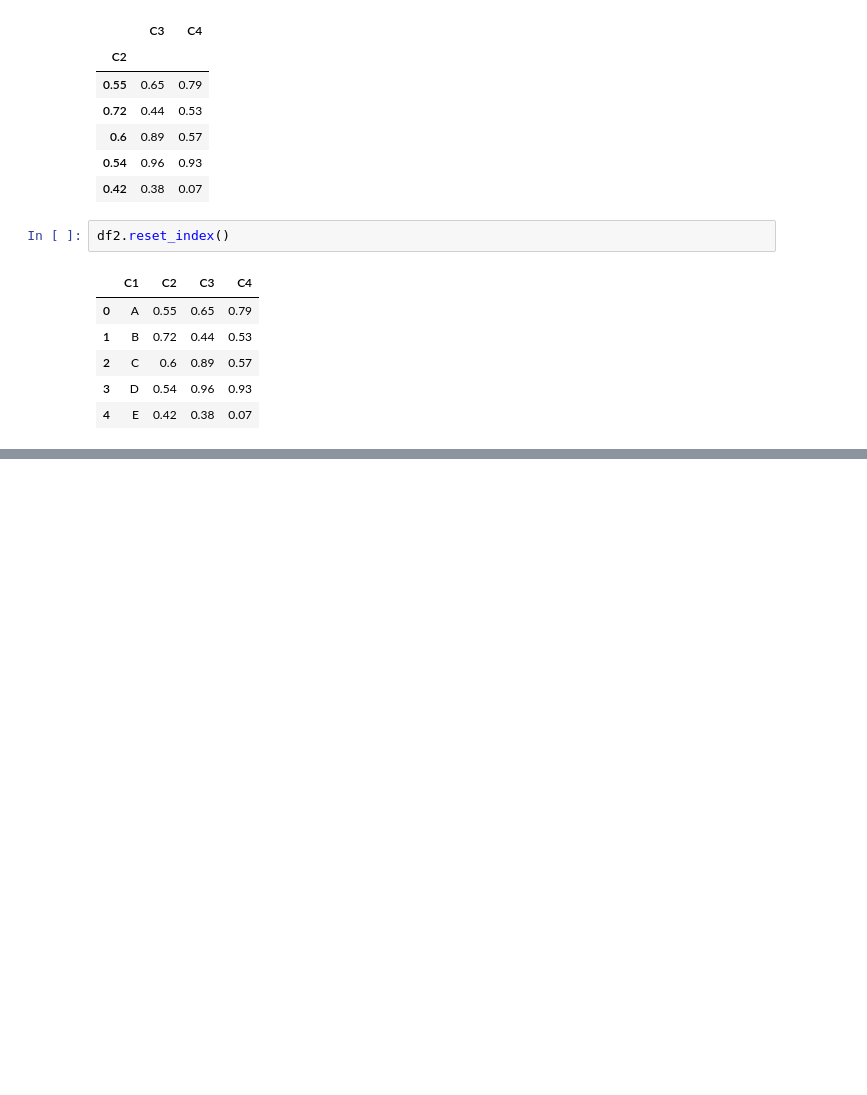
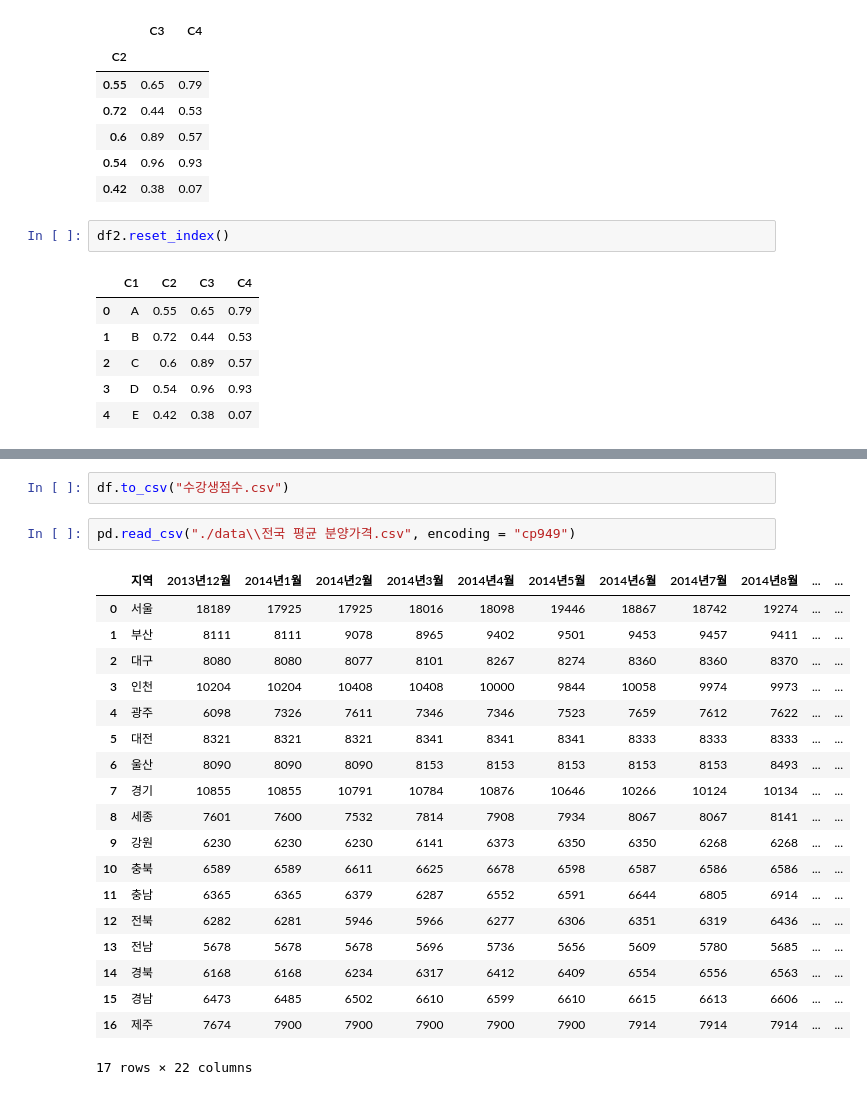
Before and after one commit to Gwon92/WASSUP, a Jupyter notebook: 판다스 공부용.ipynb, the cells around one changed output, grey strips where cells are left out. Saved outputs shown, nothing was run; the diff lists cells and outputs as text; blank space fills up the shorter version.

```diff
--- a/판다스 공부용.ipynb
+++ b/판다스 공부용.ipynb
@@ -427,0 +689,24 @@ df2.reset_index()
+# %%
+df.to_csv("수강생점수.csv")
+# %%
+pd.read_csv("./data\\전국 평균 분양가격.csv", encoding = "cp949")
+# %% [output]
+|  | 지역 | 2013년12월 | 2014년1월 | 2014년2월 | 2014년3월 | 2014년4월 | 2014년5월 | 2014년6월 | 2014년7월 | 2014년8월 | ... | ... |
+| 0 | 서울 | 18189 | 17925 | 17925 | 18016 | 18098 | 19446 | 18867 | 18742 | 19274 | ... | ... |
+| 1 | 부산 | 8111 | 8111 | 9078 | 8965 | 9402 | 9501 | 9453 | 9457 | 9411 | ... | ... |
+| 2 | 대구 | 8080 | 8080 | 8077 | 8101 | 8267 | 8274 | 8360 | 8360 | 8370 | ... | ... |
+| 3 | 인천 | 10204 | 10204 | 10408 | 10408 | 10000 | 9844 | 10058 | 9974 | 9973 | ... | ... |
+| 4 | 광주 | 6098 | 7326 | 7611 | 7346 | 7346 | 7523 | 7659 | 7612 | 7622 | ... | ... |
+| 5 | 대전 | 8321 | 8321 | 8321 | 8341 | 8341 | 8341 | 8333 | 8333 | 8333 | ... | ... |
+| 6 | 울산 | 8090 | 8090 | 8090 | 8153 | 8153 | 8153 | 8153 | 8153 | 8493 | ... | ... |
+| 7 | 경기 | 10855 | 10855 | 10791 | 10784 | 10876 | 10646 | 10266 | 10124 | 10134 | ... | ... |
+| 8 | 세종 | 7601 | 7600 | 7532 | 7814 | 7908 | 7934 | 8067 | 8067 | 8141 | ... | ... |
+| 9 | 강원 | 6230 | 6230 | 6230 | 6141 | 6373 | 6350 | 6350 | 6268 | 6268 | ... | ... |
+| 10 | 충북 | 6589 | 6589 | 6611 | 6625 | 6678 | 6598 | 6587 | 6586 | 6586 | ... | ... |
+| 11 | 충남 | 6365 | 6365 | 6379 | 6287 | 6552 | 6591 | 6644 | 6805 | 6914 | ... | ... |
+| 12 | 전북 | 6282 | 6281 | 5946 | 5966 | 6277 | 6306 | 6351 | 6319 | 6436 | ... | ... |
+| 13 | 전남 | 5678 | 5678 | 5678 | 5696 | 5736 | 5656 | 5609 | 5780 | 5685 | ... | ... |
+| 14 | 경북 | 6168 | 6168 | 6234 | 6317 | 6412 | 6409 | 6554 | 6556 | 6563 | ... | ... |
+| 15 | 경남 | 6473 | 6485 | 6502 | 6610 | 6599 | 6610 | 6615 | 6613 | 6606 | ... | ... |
+| 16 | 제주 | 7674 | 7900 | 7900 | 7900 | 7900 | 7900 | 7914 | 7914 | 7914 | ... | ... |
+17 rows × 22 columns
```
Also changed, not shown: parts of 30 cells of this notebook, 55 other files.
